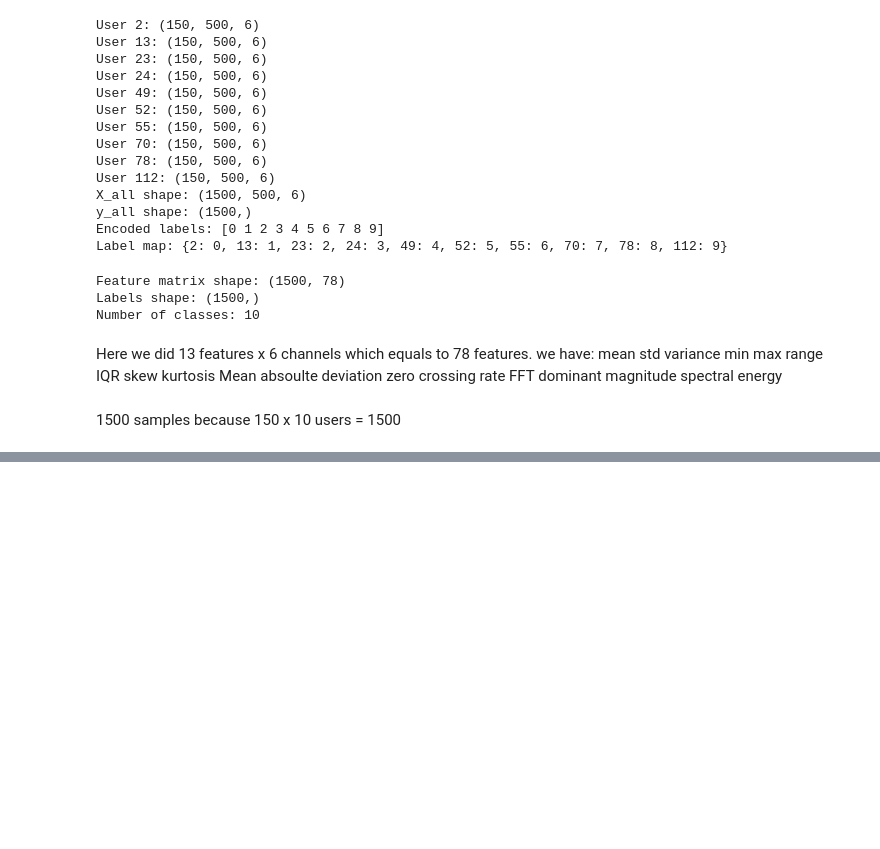
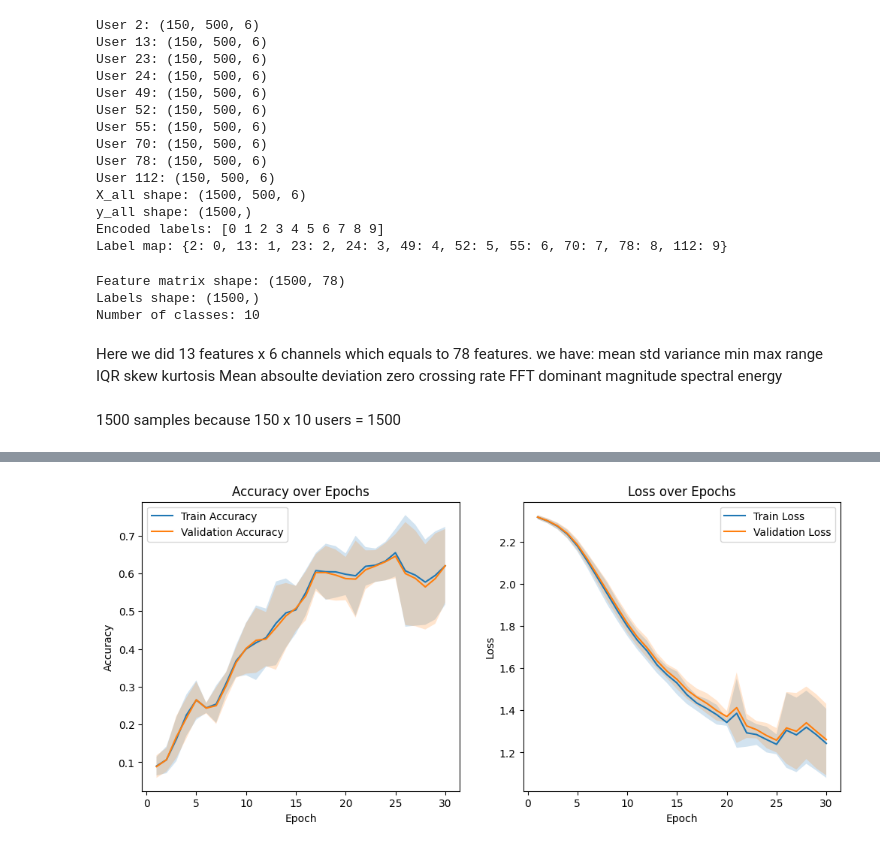
Before and after one commit to ayanamesu/Gait-Based-User-Identification-and-Verification, a Jupyter notebook: assignment1.ipynb, the cells around one changed output, grey strips where cells are left out. Drawn from its saved outputs; the diff is of its cells as text; code cells hidden in the pictures; blank space fills up the shorter version.

```diff
--- a/assignment1.ipynb
+++ b/assignment1.ipynb
@@ -382,0 +601,66 @@ spectral energy
+# %%
+train_losses = np.array(train_losses)
+val_losses = np.array(val_losses)
+train_accs = np.array(train_accs)
+val_accs = np.array(val_accs)
+
+mean_train_loss = train_losses.mean(axis=0)
+std_train_loss = train_losses.std(axis=0)
+
+mean_val_loss = val_losses.mean(axis=0)
+std_val_loss = val_losses.std(axis=0)
+
+mean_train_acc = train_accs.mean(axis=0)
+std_train_acc = train_accs.std(axis=0)
+
+mean_val_acc = val_accs.mean(axis=0)
+std_val_acc = val_accs.std(axis=0)
+# %%
+import matplotlib.pyplot as plt
+
+epochs_range = range(1, len(mean_train_loss)+1)
+
+plt.figure(figsize=(12,5))
+
+# Accuracy plot
+plt.subplot(1,2,1)
+plt.plot(epochs_range, mean_train_acc, label="Train Accuracy")
+plt.fill_between(epochs_range,
+                 mean_train_acc-std_train_acc,
+                 mean_train_acc+std_train_acc,
+                 alpha=0.2)
+
+plt.plot(epochs_range, mean_val_acc, label="Validation Accuracy")
+plt.fill_between(epochs_range,
+                 mean_val_acc-std_val_acc,
+                 mean_val_acc+std_val_acc,
+                 alpha=0.2)
+
+plt.title("Accuracy over Epochs")
+plt.xlabel("Epoch")
+plt.ylabel("Accuracy")
+plt.legend()
+
+
+# Loss plot
+plt.subplot(1,2,2)
+plt.plot(epochs_range, mean_train_loss, label="Train Loss")
+plt.fill_between(epochs_range,
+                 mean_train_loss-std_train_loss,
+                 mean_train_loss+std_train_loss,
+                 alpha=0.2)
+
+plt.plot(epochs_range, mean_val_loss, label="Validation Loss")
+plt.fill_between(epochs_range,
+                 mean_val_loss-std_val_loss,
+                 mean_val_loss+std_val_loss,
+                 alpha=0.2)
+
+plt.title("Loss over Epochs")
+plt.xlabel("Epoch")
+plt.ylabel("Loss")
+plt.legend()
+
+plt.show()
+# %% [output]
+[figure, added]
```
Also changed, not shown: parts of 24 cells of this notebook, 1 other file.
